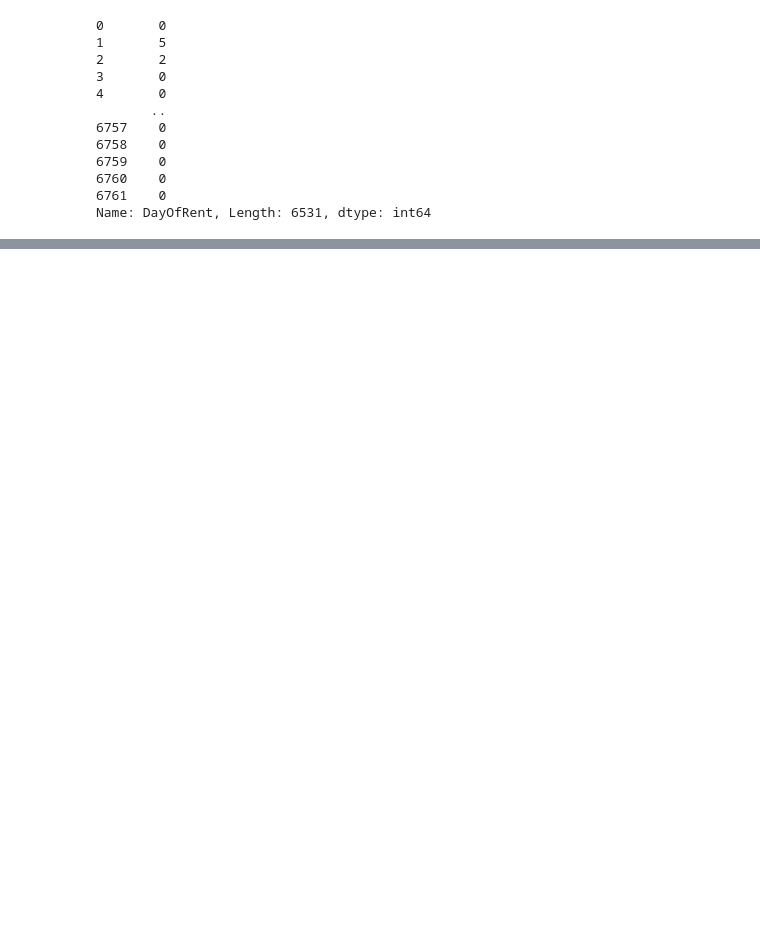
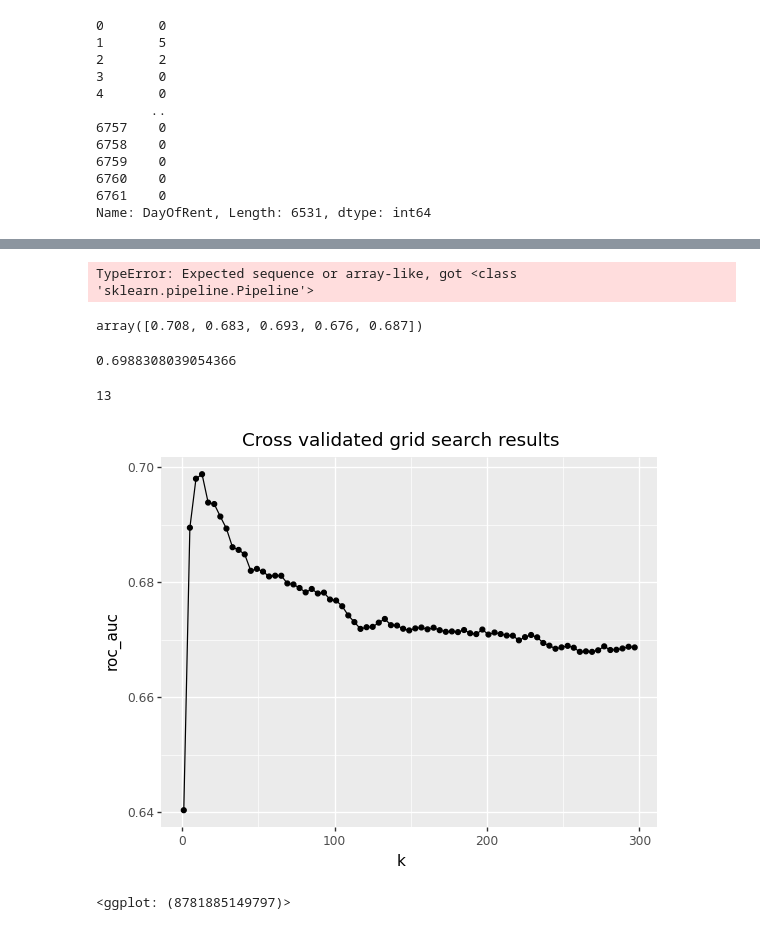
Before and after one commit to Abdulmalik-rebdi/aqar1, a Jupyter notebook: src/featureEng.ipynb, the cells around one changed output, grey strips where cells are left out. Drawn from its saved outputs; the diff is of its cells as text; code cells hidden in the pictures; blank space fills up the shorter version.

```diff
--- a/src/featureEng.ipynb
+++ b/src/featureEng.ipynb
@@ -860,0 +926,10 @@ ColumnTransformer(remainder='passthrough',
+# %%
+lr.fit(X_train, y_train)
+lr_pred = lr.predict(X_test)
+
+# evaluation
+print('Confusion Matrix :\n', confusion_matrix(model_pipeline, X_train))
+print()
+print('Classification Report :\n', classification_report(model_pipeline,X_train  ))
+# %% [output]
+TypeError: Expected sequence or array-like, got <class 'sklearn.pipeline.Pipeline'>
@@ -860,0 +956,56 @@ ColumnTransformer(remainder='passthrough',
+# %%
+# Center and scale (i.e., standardize) all numeric features
+
+encoder = OneHotEncoder(handle_unknown="ignore")
+X_train_std = encoder.fit_transform(X_train)
+scaler = StandardScaler()
+X_train_std = scaler.fit_transform(X_train)
+
+# create KNN model object
+knn = KNeighborsClassifier(n_neighbors=5)
+
+# define loss function
+loss = 'roc_auc'
+
+# create 5 fold CV object
+kfold = KFold(n_splits=5, random_state=123, shuffle=True)
+
+# fit model with 5-fold CV
+results = cross_val_score(knn, X_train_std, y_train, cv=kfold, scoring=loss)
+
+
+np.round(results, 3)
+# %% [output]
+array([0.708, 0.683, 0.693, 0.676, 0.687])
+# %%
+knn = KNeighborsClassifier()
+
+# Create grid of hyperparameter values
+hyper_grid = {'n_neighbors': range(1, 300, 4)}
+
+# Tune a knn model using grid search
+grid_search = GridSearchCV(knn, hyper_grid, cv=kfold, scoring=loss)
+results = grid_search.fit(X_train_std, y_train)
+
+# Best model's cross validated RMSE
+abs(results.best_score_)
+# %% [output]
+0.6988308039054366
+# %%
+optimal_k = results.best_estimator_.get_params().get('n_neighbors')
+optimal_k
+# %% [output]
+13
+# %%
+all_errors = pd.DataFrame({
+  'k': range(1, 300, 4),
+  'roc_auc': results.cv_results_['mean_test_score']
+  })
+
+(ggplot(all_errors, aes(x='k', y='roc_auc'))
+ + geom_line()
+ + geom_point()
+ + ggtitle("Cross validated grid search results"))
+# %% [output]
+[figure, added]
+<ggplot: (8781885149797)>
```
Also changed, not shown: parts of 60 cells of this notebook, 1 other file.
